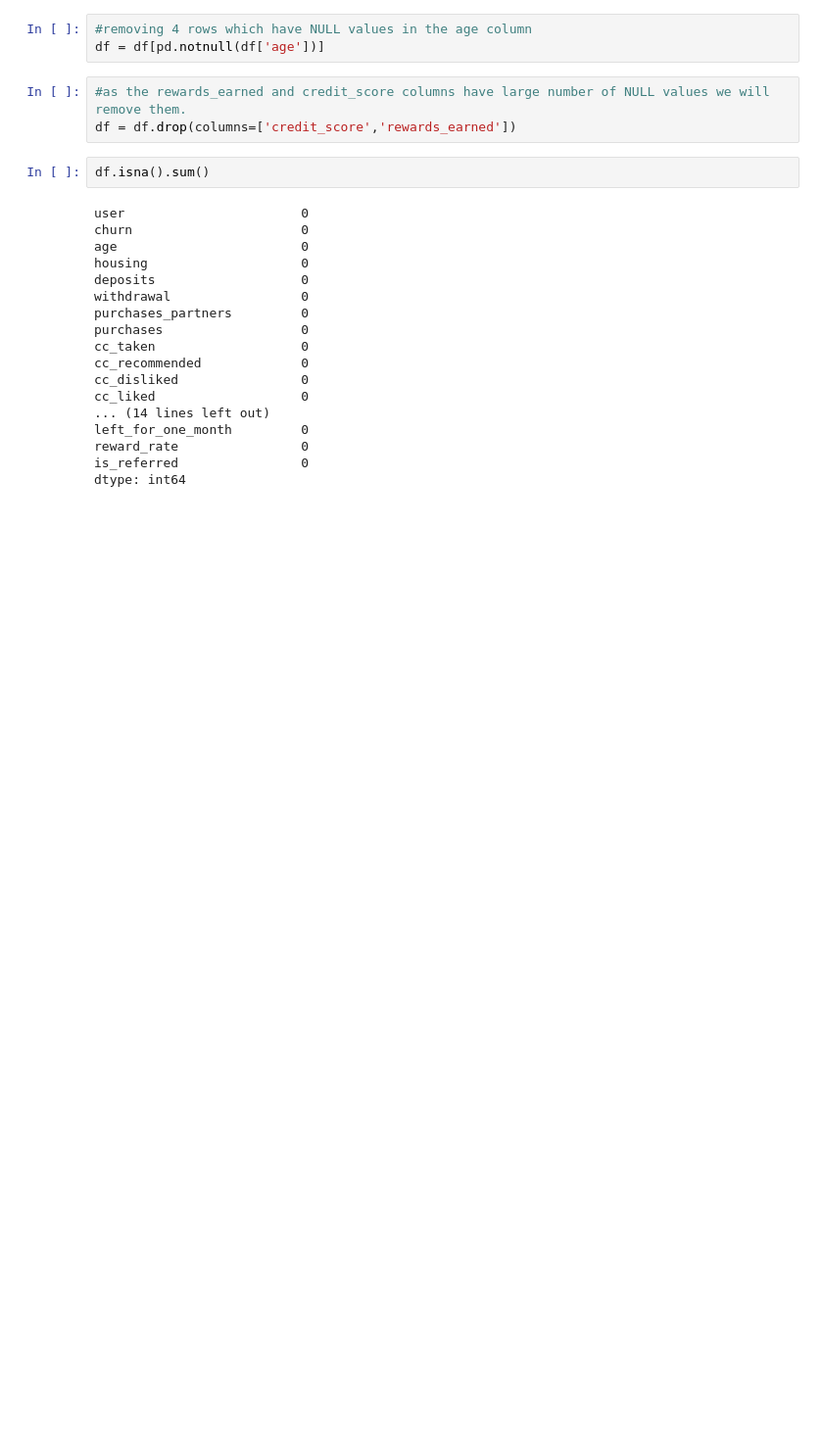
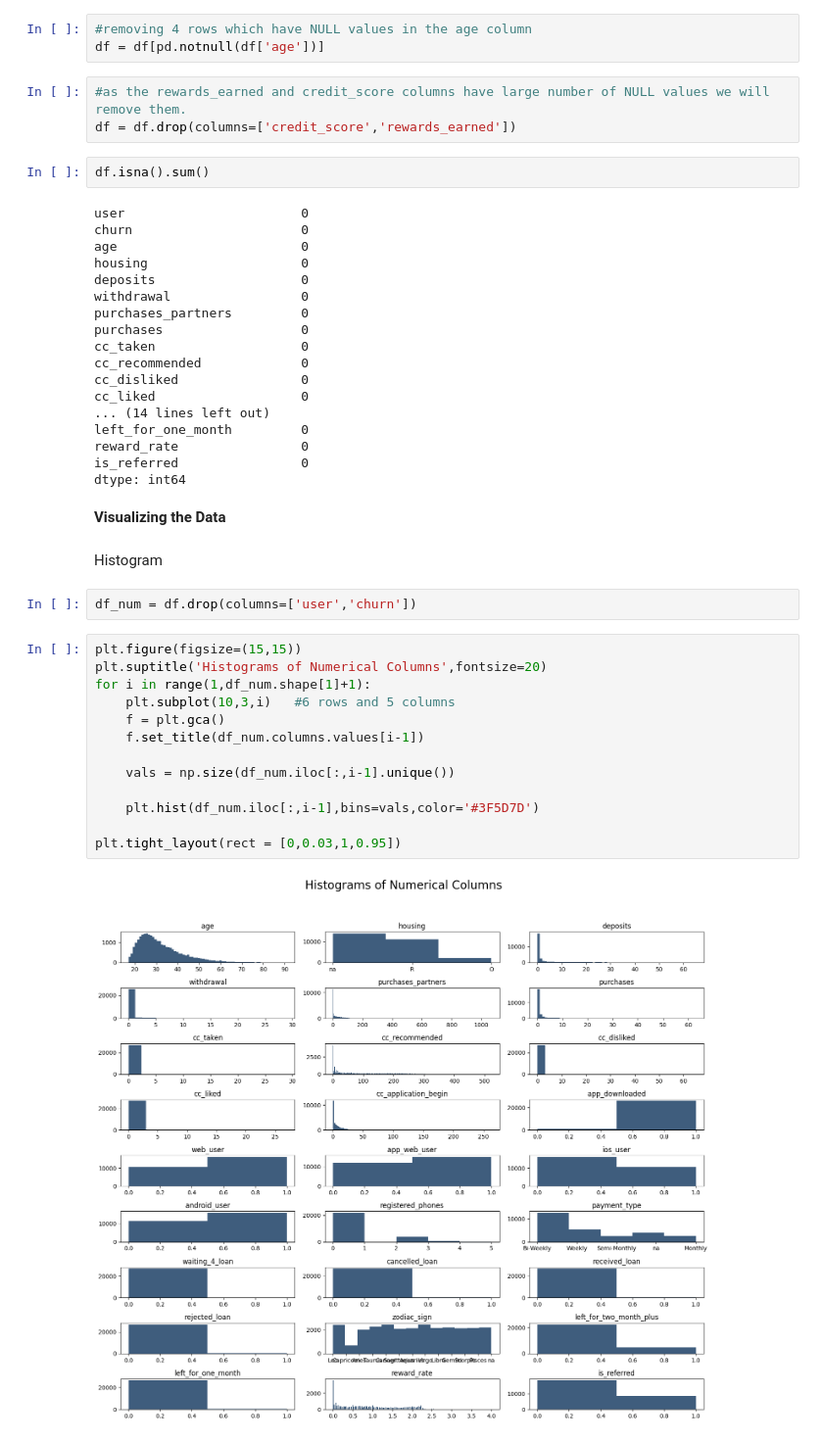
Before and after one commit to Devansh-Gupta-Official/minimizing-churn-subscription, a Jupyter notebook: minimizing_churn.ipynb, the cells around one changed output. Shown: that part at 98% size. Saved outputs shown, nothing was run; the diff lists cells and outputs as text; blank space fills up the shorter version.

Commit message:
plotting histograms for numerical columns

```diff
--- a/minimizing_churn.ipynb
+++ b/minimizing_churn.ipynb
@@ -112,3 +112,24 @@ left_for_one_month         0
 reward_rate                0
 is_referred                0
 dtype: int64
+# %% [markdown]
+**Visualizing the Data**
+# %% [markdown]
+Histogram
+# %%
+df_num = df.drop(columns=['user','churn'])
+# %%
+plt.figure(figsize=(15,15))
+plt.suptitle('Histograms of Numerical Columns',fontsize=20)
+for i in range(1,df_num.shape[1]+1):
+    plt.subplot(10,3,i)   #6 rows and 5 columns
+    f = plt.gca()
+    f.set_title(df_num.columns.values[i-1])
+
+    vals = np.size(df_num.iloc[:,i-1].unique())
+
+    plt.hist(df_num.iloc[:,i-1],bins=vals,color='#3F5D7D')
+
+plt.tight_layout(rect = [0,0.03,1,0.95])
+# %% [output]
+[figure, added]
```
